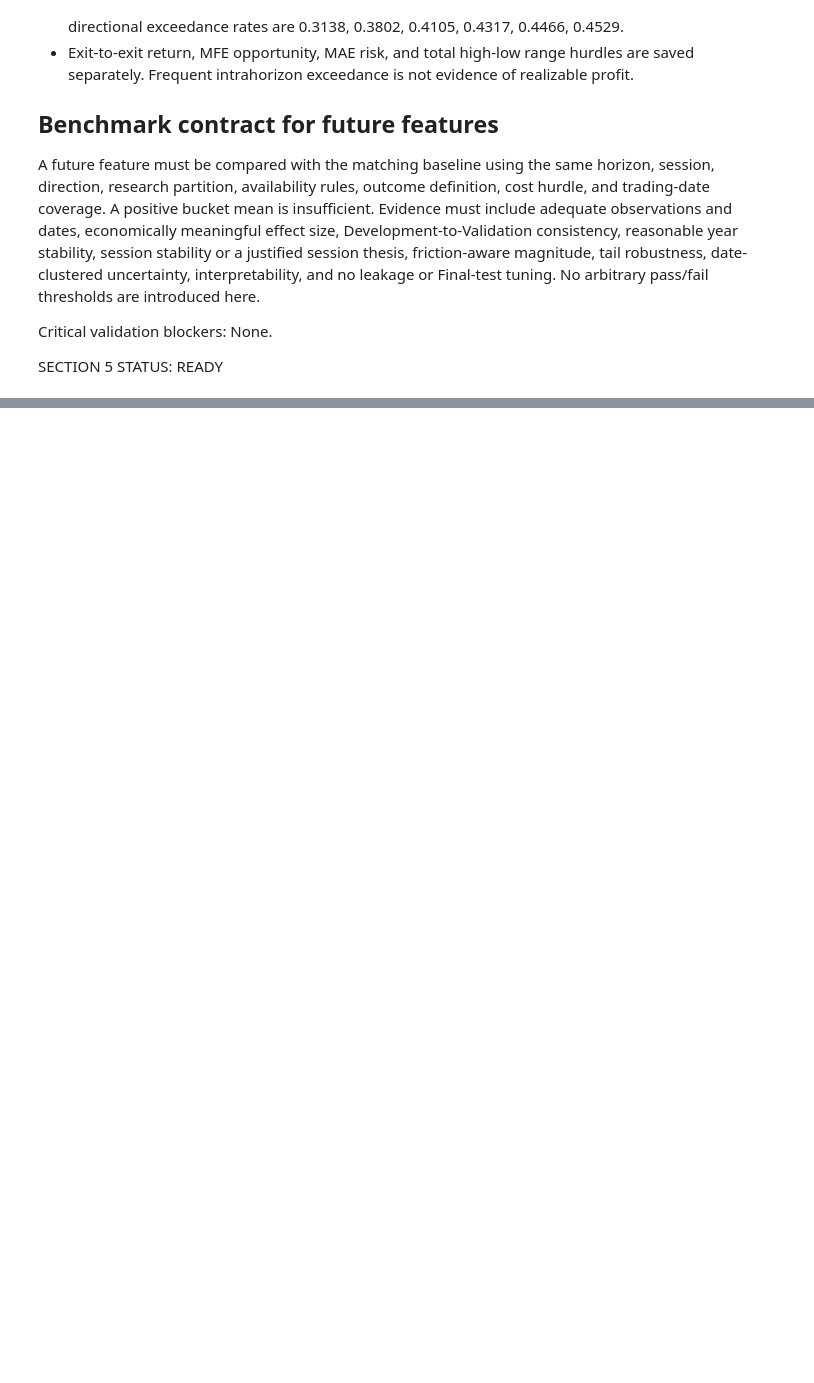
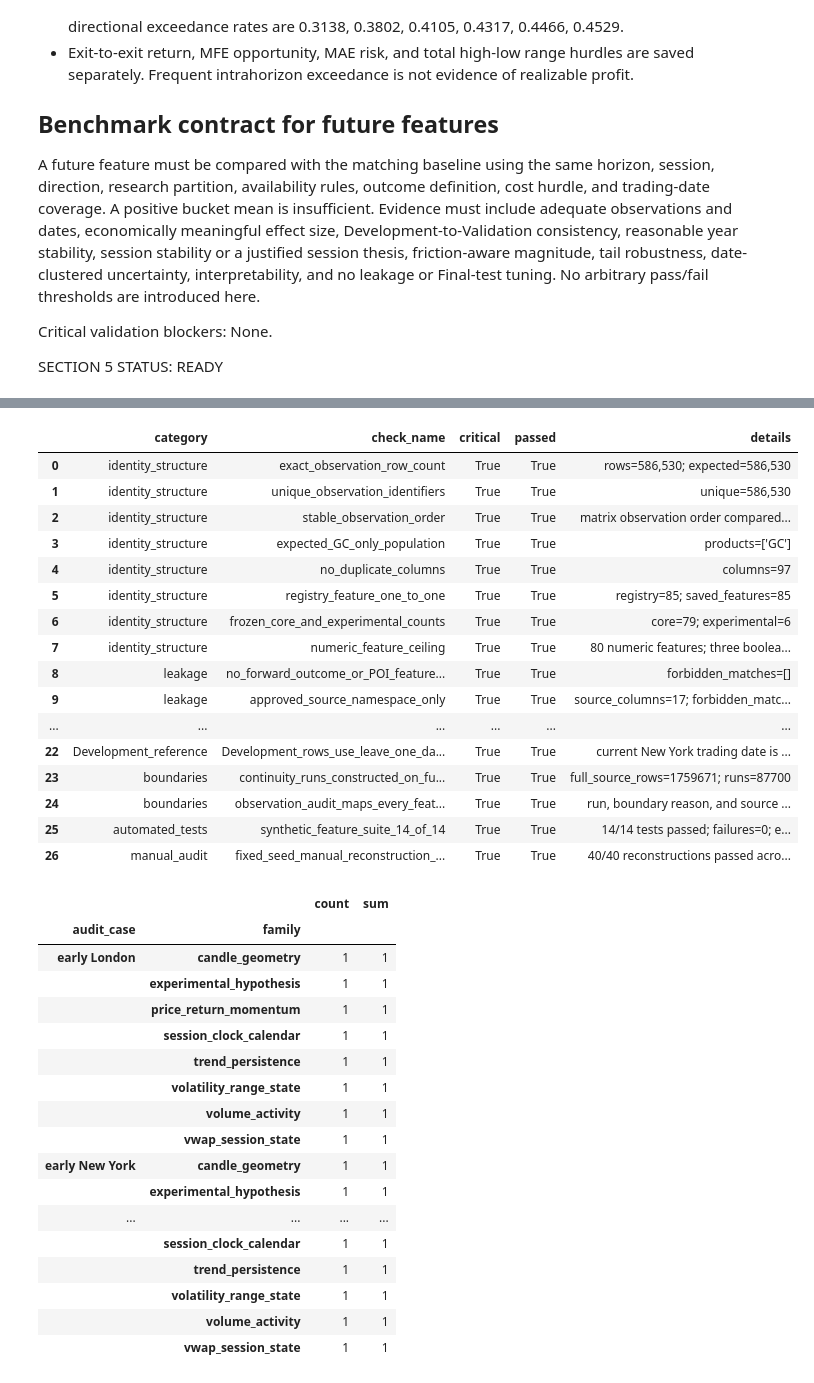
Before and after one commit to Abond1234/GC-1m-OHLCV-QUANTITATIVE-ANALYSIS, a Jupyter notebook: notebooks/exploration/statistical_feature_research.ipynb, the cells around one changed output, grey strips where cells are left out. Cells and saved outputs as stored; diff of their text form; code cells hidden in the pictures; blank space fills up the shorter version.

```diff
--- a/notebooks/exploration/statistical_feature_research.ipynb
+++ b/notebooks/exploration/statistical_feature_research.ipynb
@@ -2483,0 +2947,43 @@ SECTION 5 STATUS: READY
+# %%
+import io
+import unittest
+
+section_6_test_stream = io.StringIO()
+section_6_test_suite = unittest.defaultTestLoader.loadTestsFromName(
+    "tests.test_statistical_research_features"
+)
+section_6_test_result = unittest.TextTestRunner(
+    stream=section_6_test_stream, verbosity=2
+).run(section_6_test_suite)
+print(section_6_test_stream.getvalue())
+assert section_6_test_result.wasSuccessful()
+
+feature_validation_gc = validate_feature_matrix(feature_build_result, eligible_observations_gc)
+manual_feature_audit = build_manual_feature_audit(
+    gc_feature_source, eligible_observations_gc, feature_build_result, random_seed=RANDOM_SEED
+)
+assert manual_feature_audit["passed"].all(), manual_feature_audit.loc[~manual_feature_audit["passed"]]
+
+test_and_manual_checks = pd.DataFrame(
+    [
+        {
+            "category": "automated_tests",
+            "check_name": f"synthetic_feature_suite_{section_6_test_result.testsRun}_of_{section_6_test_result.testsRun}",
+            "critical": True,
+            "passed": section_6_test_result.wasSuccessful(),
+            "details": f"{section_6_test_result.testsRun}/{section_6_test_result.testsRun} tests passed; failures={len(section_6_test_result.failures)}; errors={len(section_6_test_result.errors)}",
+        },
+        {
+            "category": "manual_audit",
+            "check_name": "fixed_seed_manual_reconstruction_every_family",
+            "critical": True,
+            "passed": bool(manual_feature_audit["passed"].all()),
+            "details": f"{int(manual_feature_audit['passed'].sum())}/{len(manual_feature_audit)} reconstructions passed across five timing/boundary cases and eight families",
+        },
+    ]
+)
+feature_validation_gc = pd.concat([feature_validation_gc, test_and_manual_checks], ignore_index=True)
+display(feature_validation_gc)
+display(manual_feature_audit.groupby(["audit_case", "family"], observed=True)["passed"].agg(["count", "sum"]))
+assert feature_validation_gc.loc[feature_validation_gc["critical"], "passed"].all()
+# %% [output]
@@ -2483,0 +3009,35 @@ SECTION 5 STATUS: READY
+|  | category | check_name | critical | passed | details |
+| 0 | identity_structure | exact_observation_row_count | True | True | rows=586,530; expected=586,530 |
+| 1 | identity_structure | unique_observation_identifiers | True | True | unique=586,530 |
+| 2 | identity_structure | stable_observation_order | True | True | matrix observation order compared... |
+| 3 | identity_structure | expected_GC_only_population | True | True | products=['GC'] |
+| 4 | identity_structure | no_duplicate_columns | True | True | columns=97 |
+| 5 | identity_structure | registry_feature_one_to_one | True | True | registry=85; saved_features=85 |
+| 6 | identity_structure | frozen_core_and_experimental_counts | True | True | core=79; experimental=6 |
+| 7 | identity_structure | numeric_feature_ceiling | True | True | 80 numeric features; three boolea... |
+| 8 | leakage | no_forward_outcome_or_POI_feature... | True | True | forbidden_matches=[] |
+| 9 | leakage | approved_source_namespace_only | True | True | source_columns=17; forbidden_matc... |
+| ... | ... | ... | ... | ... | ... |
+| 22 | Development_reference | Development_rows_use_leave_one_da... | True | True | current New York trading date is ... |
+| 23 | boundaries | continuity_runs_constructed_on_fu... | True | True | full_source_rows=1759671; runs=87700 |
+| 24 | boundaries | observation_audit_maps_every_feat... | True | True | run, boundary reason, and source ... |
+| 25 | automated_tests | synthetic_feature_suite_14_of_14 | True | True | 14/14 tests passed; failures=0; e... |
+| 26 | manual_audit | fixed_seed_manual_reconstruction_... | True | True | 40/40 reconstructions passed acro... |
+|  |  | count | sum |
+| audit_case | family |  |  |
+| early London | candle_geometry | 1 | 1 |
+|  | experimental_hypothesis | 1 | 1 |
+|  | price_return_momentum | 1 | 1 |
+|  | session_clock_calendar | 1 | 1 |
+|  | trend_persistence | 1 | 1 |
+|  | volatility_range_state | 1 | 1 |
+|  | volume_activity | 1 | 1 |
+|  | vwap_session_state | 1 | 1 |
+| early New York | candle_geometry | 1 | 1 |
+|  | experimental_hypothesis | 1 | 1 |
+| ... | ... | ... | ... |
+|  | session_clock_calendar | 1 | 1 |
+|  | trend_persistence | 1 | 1 |
+|  | volatility_range_state | 1 | 1 |
+|  | volume_activity | 1 | 1 |
+|  | vwap_session_state | 1 | 1 |
```
Also changed, not shown: parts of 31 cells of this notebook, 8 other files.
